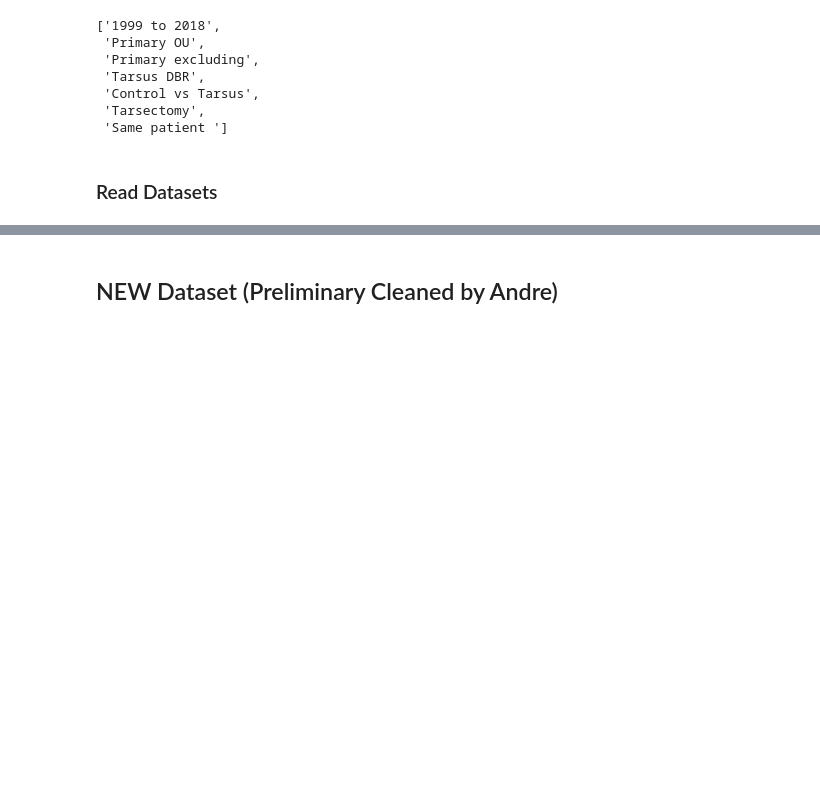
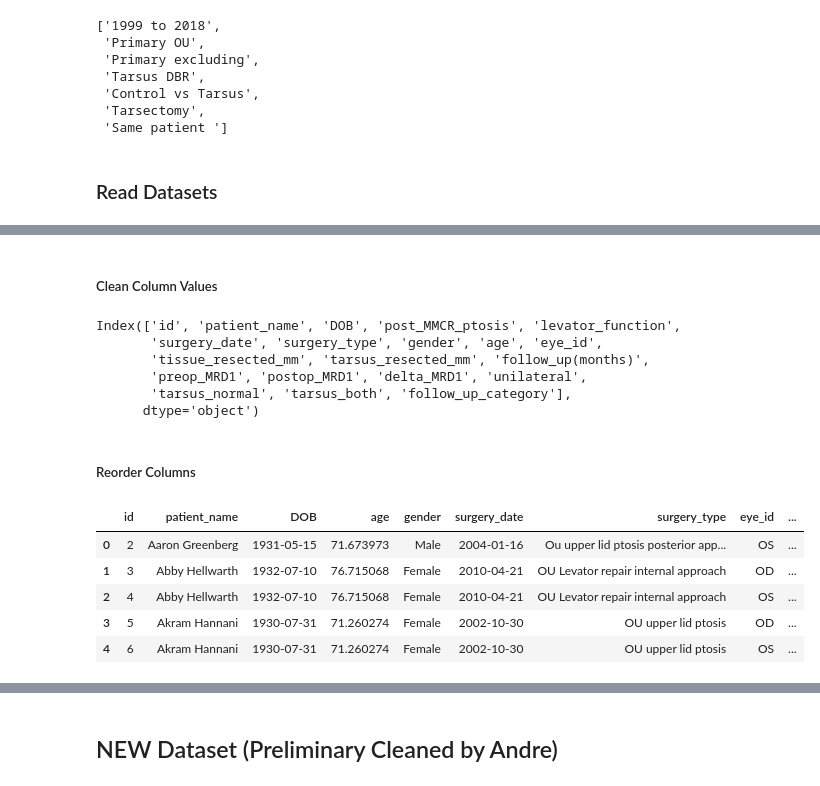
Before and after one commit to ChinmayVar/stats141_project, a Jupyter notebook: eda_cj.ipynb, the cells around one changed output, grey strips where cells are left out. Cells and saved outputs as stored; diff of their text form; code cells hidden in the pictures; blank space fills up the shorter version.

```diff
--- a/eda_cj.ipynb
+++ b/eda_cj.ipynb
@@ -220,0 +59,4 @@ merged_df.head()
+# %%
+# Subset Important Columns
+patient_all_subset = patient_all[['#', 'Patient_name', 'DOB', 'Post MMCR Surgery- ptosis?', 'Levator function', 'Sx Date']]
+patient_all_subset.head()
@@ -220,0 +120,2 @@ merged_df.head()
+# %%
+merged_data = patient_all_subset.merge(primary_ou[primary_ou_columns], on='#', how='right')
@@ -220,0 +161,56 @@ merged_df.head()
+# %% [markdown]
+##### Clean Column Values
+# %%
+# Make a copy to avoid modifying original data
+merged_data = merged_data.copy()
+
+# 1. Gender: 1 → Male, 2 → Female
+merged_data['gender'] = merged_data['gender'].replace({1: 'Male', 2: 'Female'})
+
+# 2. Eye ID: 0 → OD, 1 → OS
+merged_data['eye_id'] = merged_data['eye_id'].replace({0: 'OD', 1: 'OS'})
+
+# 3. Follow-up (months): categorize into bins
+merged_data['follow_up_category'] = pd.cut(
+    merged_data['follow_up(months)'],
+    bins=[-float('inf'), 4, 8, 12, float('inf')],
+    labels=['<4 months', '4–8 months', '8–12 months', '+1 year']
+)
+
+# 4. Unilateral: 'yes' → True
+merged_data['unilateral'] = merged_data['unilateral'].apply(lambda x: True if str(x).lower() == 'yes' else False)
+
+# 5. Tarsus Normal: 'yes' → True
+merged_data['tarsus_normal'] = merged_data['tarsus_normal'].apply(lambda x: True if str(x).lower() == 'yes' else False)
+
+# 6. Tarsus Both: 'yes' → True
+merged_data['tarsus_both'] = merged_data['tarsus_both'].apply(lambda x: True if str(x).lower() == 'yes' else False)
+
+# 7. Post MMCR Ptosis: 1 → True, 0 → False
+merged_data['post_MMCR_ptosis'] = merged_data['post_MMCR_ptosis'].replace({1: True, 0: False})
+# %%
+merged_data.columns
+# %% [output]
+Index(['id', 'patient_name', 'DOB', 'post_MMCR_ptosis', 'levator_function',
+       'surgery_date', 'surgery_type', 'gender', 'age', 'eye_id',
+       'tissue_resected_mm', 'tarsus_resected_mm', 'follow_up(months)',
+       'preop_MRD1', 'postop_MRD1', 'delta_MRD1', 'unilateral',
+       'tarsus_normal', 'tarsus_both', 'follow_up_category'],
+      dtype='object')
+# %% [markdown]
+##### Reorder Columns
+# %%
+new_order = ['id', 'patient_name', 'DOB', 'age', 'gender','surgery_date', 'surgery_type', 'eye_id',
+       'tissue_resected_mm', 'tarsus_resected_mm', 'follow_up(months)', 'follow_up_category',
+       'preop_MRD1', 'postop_MRD1', 'delta_MRD1', 'levator_function', 'unilateral',
+       'tarsus_normal', 'tarsus_both',  'post_MMCR_ptosis']
+
+merged_data = merged_data[new_order]
+merged_data.head()
+# %% [output]
+|  | id | patient_name | DOB | age | gender | surgery_date | surgery_type | eye_id | ... |
+| 0 | 2 | Aaron Greenberg | 1931-05-15 | 71.673973 | Male | 2004-01-16 | Ou upper lid ptosis posterior app... | OS | ... |
+| 1 | 3 | Abby Hellwarth | 1932-07-10 | 76.715068 | Female | 2010-04-21 | OU Levator repair internal approach | OD | ... |
+| 2 | 4 | Abby Hellwarth | 1932-07-10 | 76.715068 | Female | 2010-04-21 | OU Levator repair internal approach | OS | ... |
+| 3 | 5 | Akram Hannani | 1930-07-31 | 71.260274 | Female | 2002-10-30 | OU upper lid ptosis | OD | ... |
+| 4 | 6 | Akram Hannani | 1930-07-31 | 71.260274 | Female | 2002-10-30 | OU upper lid ptosis | OS | ... |
```
Also changed, not shown: parts of 71 cells of this notebook, 1 other file.
